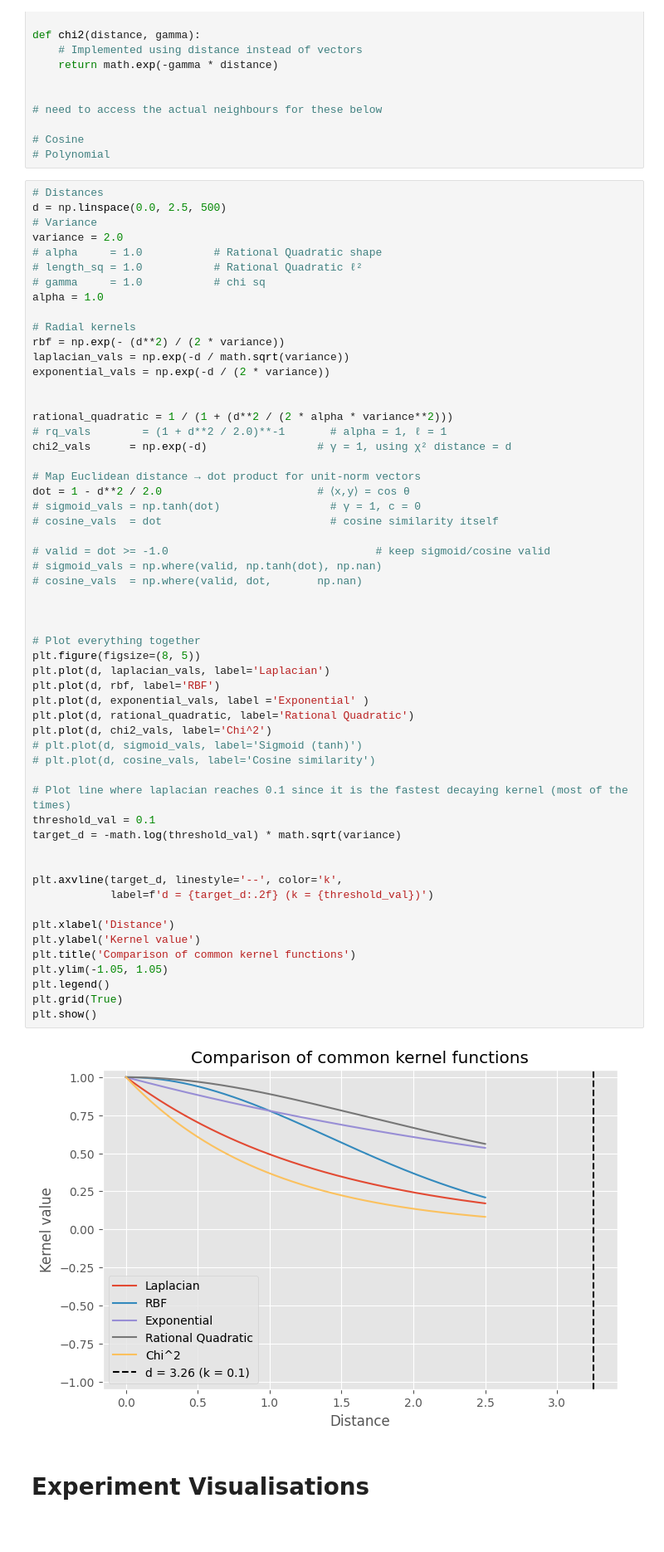
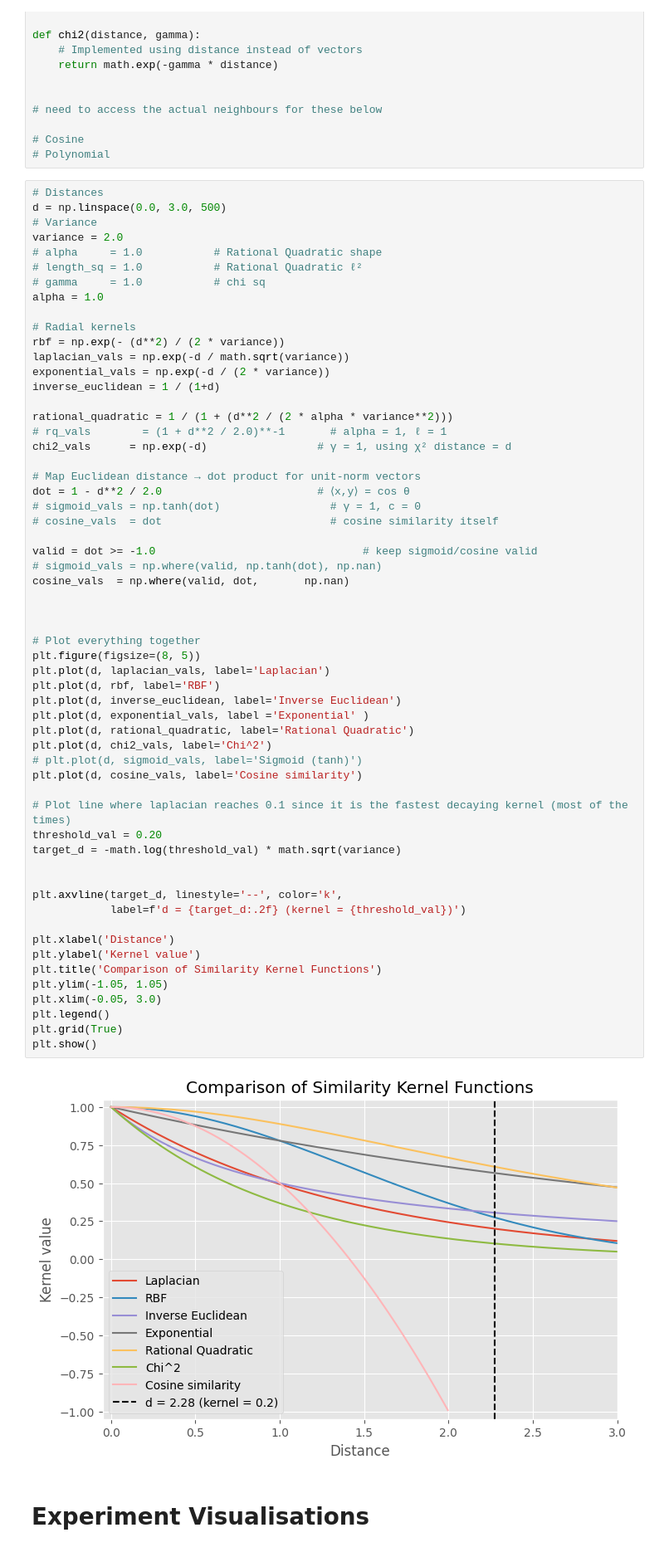
Before and after one commit to jimenacotera/Spectral-Clustering-Similarity-Graphs, a Jupyter notebook: visualisations.ipynb, the cells around one changed output. Shown at 83% size. Cells and saved outputs as stored; diff of their text form.

```diff
--- a/visualisations.ipynb
+++ b/visualisations.ipynb
@@ -48,7 +48,7 @@ def chi2(distance, gamma):
 # Polynomial
 # %%
 # Distances
-d = np.linspace(0.0, 2.5, 500)
+d = np.linspace(0.0, 3.0, 500)
 # Variance
 variance = 2.0
 # alpha     = 1.0           # Rational Quadratic shape
@@ -60,7 +60,7 @@ alpha = 1.0
 rbf = np.exp(- (d**2) / (2 * variance))
 laplacian_vals = np.exp(-d / math.sqrt(variance))
 exponential_vals = np.exp(-d / (2 * variance))
-
+inverse_euclidean = 1 / (1+d)
 
 rational_quadratic = 1 / (1 + (d**2 / (2 * alpha * variance**2)))
 # rq_vals        = (1 + d**2 / 2.0)**-1       # alpha = 1, ℓ = 1
@@ -70,40 +70,42 @@ chi2_vals      = np.exp(-d)                 # γ = 1, using χ² distance = d
 dot = 1 - d**2 / 2.0                        # ⟨x,y⟩ = cos θ
 # sigmoid_vals = np.tanh(dot)                 # γ = 1, c = 0
 # cosine_vals  = dot                          # cosine similarity itself
 
-# valid = dot >= -1.0                                # keep sigmoid/cosine valid
+valid = dot >= -1.0                                # keep sigmoid/cosine valid
 # sigmoid_vals = np.where(valid, np.tanh(dot), np.nan)
-# cosine_vals  = np.where(valid, dot,       np.nan)
+cosine_vals  = np.where(valid, dot,       np.nan)
 
 
 
 # Plot everything together
 plt.figure(figsize=(8, 5))
 plt.plot(d, laplacian_vals, label='Laplacian')
 plt.plot(d, rbf, label='RBF')
+plt.plot(d, inverse_euclidean, label='Inverse Euclidean')
 plt.plot(d, exponential_vals, label ='Exponential' )
 plt.plot(d, rational_quadratic, label='Rational Quadratic')
 plt.plot(d, chi2_vals, label='Chi^2')
 # plt.plot(d, sigmoid_vals, label='Sigmoid (tanh)')
-# plt.plot(d, cosine_vals, label='Cosine similarity')
+plt.plot(d, cosine_vals, label='Cosine similarity')
 
 # Plot line where laplacian reaches 0.1 since it is the fastest decaying kernel (most of the times)
-threshold_val = 0.1
+threshold_val = 0.20
 target_d = -math.log(threshold_val) * math.sqrt(variance)
 
 
 plt.axvline(target_d, linestyle='--', color='k',
-            label=f'd = {target_d:.2f} (k = {threshold_val})')
+            label=f'd = {target_d:.2f} (kernel = {threshold_val})')
 
 plt.xlabel('Distance')
 plt.ylabel('Kernel value')
-plt.title('Comparison of common kernel functions')
+plt.title('Comparison of Similarity Kernel Functions')
 plt.ylim(-1.05, 1.05)
+plt.xlim(-0.05, 3.0)
 plt.legend()
 plt.grid(True)
 plt.show()
 # %% [output]
-[figure, old version]
+[figure, new version]
 # %% [markdown]
 # Experiment Visualisations
 # %%
```
Also changed, not shown: parts of 9 cells of this notebook, 2 other files.
